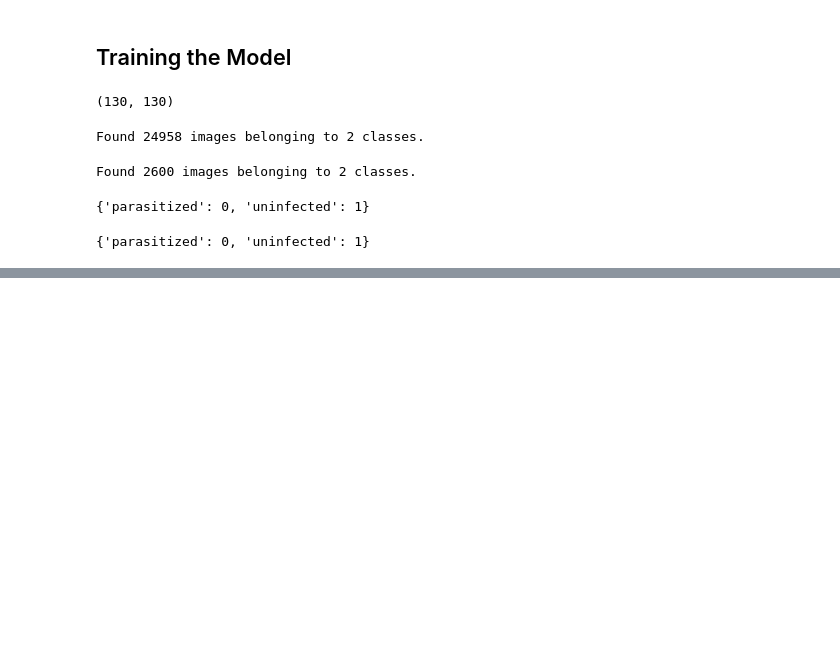
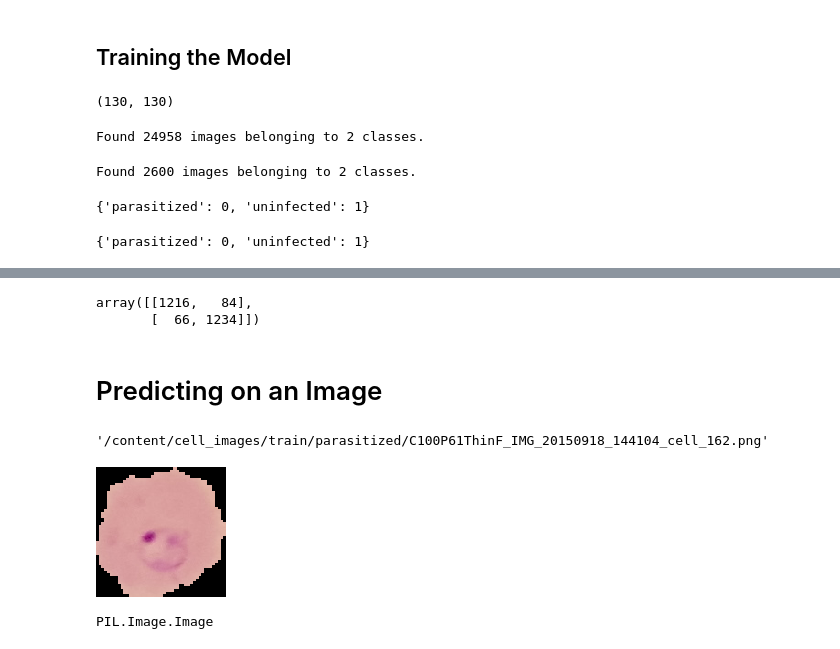
Before and after one commit to jordanfalcao/tensorflow2-deeplearning, a Jupyter notebook: 05-CNNs/03_Deep_Learning_Custom_Images_Malaria.ipynb, the cells around one changed output, grey strips where cells are left out. Cells and saved outputs as stored; diff of their text form; code cells hidden in the pictures; blank space fills up the shorter version.

```diff
--- a/05-CNNs/03_Deep_Learning_Custom_Images_Malaria.ipynb
+++ b/05-CNNs/03_Deep_Learning_Custom_Images_Malaria.ipynb
@@ -348,0 +468,7 @@ model.save('malaria_detector.h5')
+# %%
+confusion_matrix(test_image_gen.classes, predictions)
+# %% [output]
+array([[1216,   84],
+       [  66, 1234]])
+# %% [markdown]
+# Predicting on an Image
@@ -348,0 +477,14 @@ model.save('malaria_detector.h5')
+# %%
+para_cell
+# %% [output]
+'/content/cell_images/train/parasitized/C100P61ThinF_IMG_20150918_144104_cell_162.png'
+# %%
+my_image = image.load_img(para_cell, target_size=image_shape)
+# %%
+my_image
+# %% [output]
+[figure, added]
+# %%
+type(my_image)
+# %% [output]
+PIL.Image.Image
```
Also changed, not shown: parts of 32 cells of this notebook.
